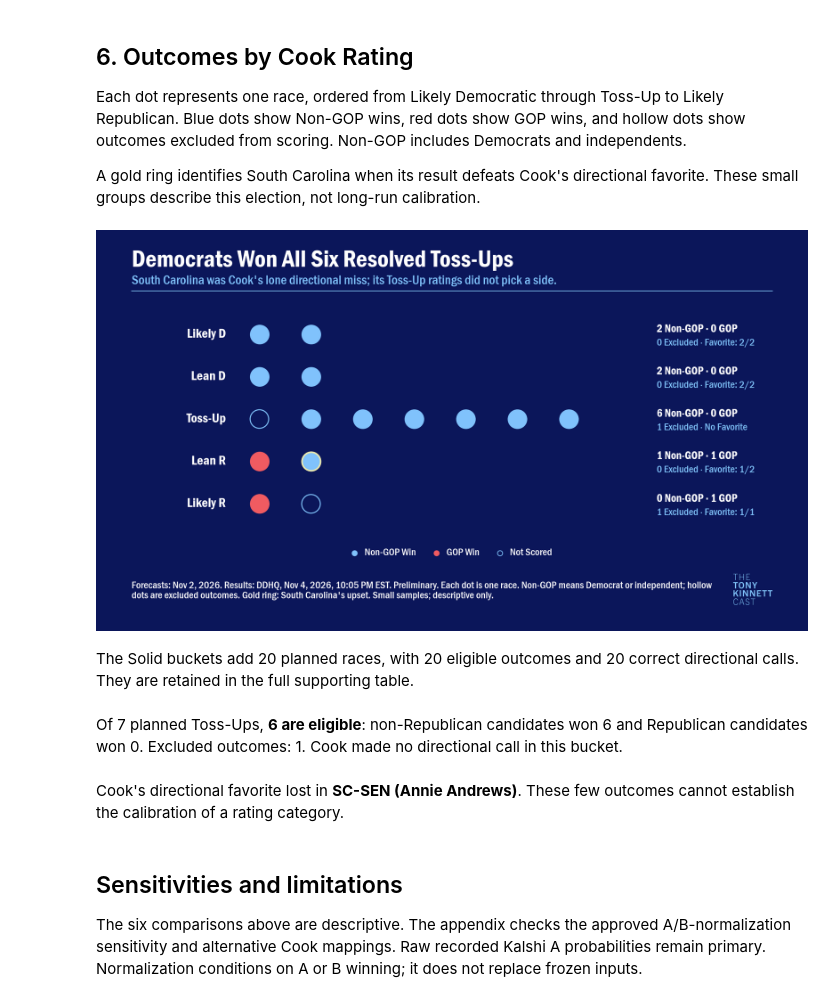
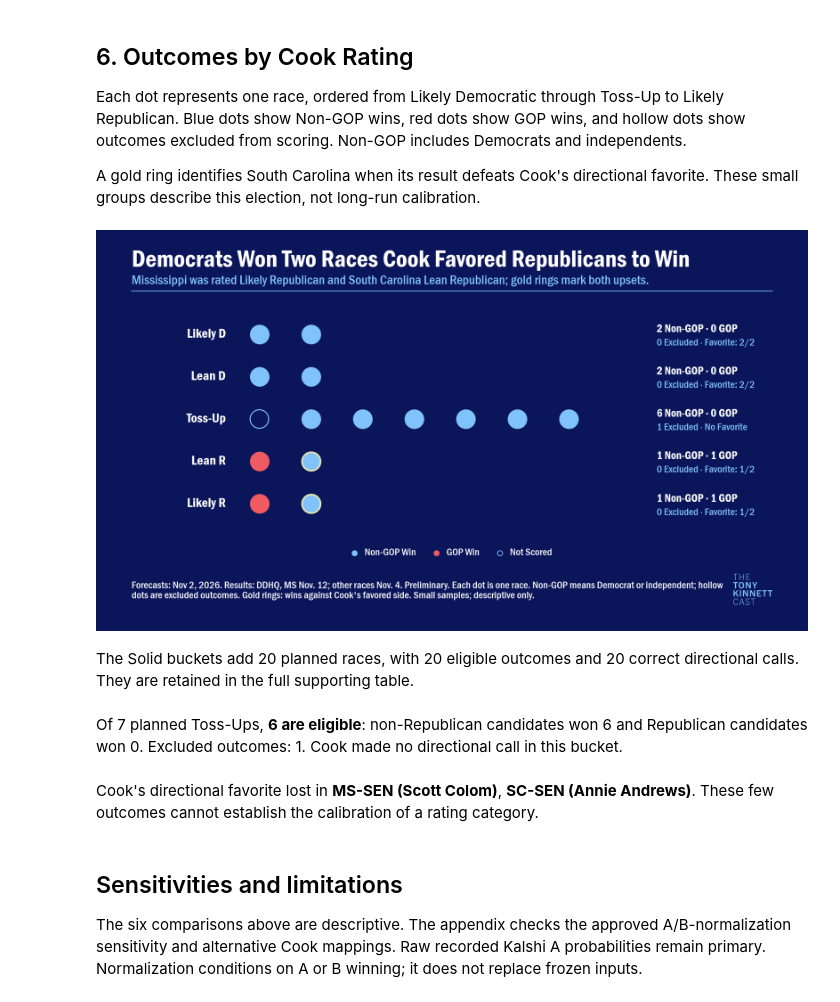
Before and after one commit to Daniel-Elmore/election-2026-markets-vs-forecasts, a Jupyter notebook: notebooks/01_congress_scorecard.ipynb, the cells around one changed output. Saved outputs shown, nothing was run; the diff lists cells and outputs as text; code cells hidden in the pictures.

```diff
--- a/notebooks/01_congress_scorecard.ipynb
+++ b/notebooks/01_congress_scorecard.ipynb
@@ -542,19 +555,15 @@ for reference, label, stem in comparisons:
         title = 'Kalshi Consistently Gave Non-Republican Candidates Higher Odds'
         subtitle = 'Five largest gaps versus the equal-weight Economist–VoteHub average; positive gaps mean higher odds.'
     elif label == 'VoteHub':
-        current_pattern = len(evaluated) == 4 and evaluated.closer.eq('Kalshi').sum() == 3 and (evaluated.loc[
-            evaluated.closer.eq('VoteHub'),
-            'race_id',
-        ].tolist() == ['LA-SEN']) and (frame.loc[~frame.eligible, 'race_id'].tolist() == ['MS-SEN']) and (senate.loc['MS-SEN', 'result_call_status'] in ('pending', 'unverified'))
-        title = 'Kalshi Was Closer in Three Major VoteHub Disagreements' if current_pattern else 'The Largest Kalshi–VoteHub Disagreements'
-        subtitle = 'Among the five widest gaps, Louisiana favored VoteHub and Mississippi was uncalled; the other three outcomes favored Kalshi.' if current_pattern else 'Five largest probability gaps against VoteHub; outcome closeness is assessed only for eligible races.'
+        current_pattern = len(evaluated) == len(frame) == 5 and evaluated.closer.eq('Kalshi').sum() == 4 and (
+            evaluated.loc[evaluated.closer.eq('VoteHub'), 'race_id'].tolist() == ['LA-SEN'])
+        title = 'The Largest Kalshi–VoteHub Disagreements'
+        subtitle = 'Kalshi was closer to the called outcome in four of these five races; Louisiana favored VoteHub.' if current_pattern else 'Five largest probability gaps against VoteHub; outcome closeness is assessed only for eligible races.'
     else:
-        current_pattern = len(evaluated) == 5 and evaluated.closer.eq('Kalshi').sum() == 4 and (evaluated.loc[
-            evaluated.closer.ne('Kalshi'),
-            'race_id',
-        ].tolist() == ['NE-SEN'])
-        title = 'Kalshi Was Closer in Four of Five Major Disagreements' if current_pattern else 'The Largest Kalshi–Economist Disagreements'
-        subtitle = 'Nebraska was the lone exception favoring The Economist among the five races with the widest probability gaps.' if current_pattern else 'Five largest probability gaps; closeness is assessed only for eligible outcomes.'
+        current_pattern = len(evaluated) == len(frame) == 5 and evaluated.closer.eq('Kalshi').sum() == 4 and (
+            evaluated.loc[evaluated.closer.eq('Economist'), 'race_id'].tolist() == ['NE-SEN'])
+        title = 'The Largest Kalshi-Economist Disagreements'
+        subtitle = 'Kalshi was closer to the called outcome in four of these five races; Nebraska favored The Economist.' if current_pattern else 'Five largest probability gaps; closeness is assessed only for eligible outcomes.'
     cv = make_canvas(
         title,
         subtitle=subtitle,
@@ -886,16 +895,12 @@ save_table(competitive, 'cook_competitive_buckets')
 assert buckets.planned.sum() == len(senate)
 assert buckets.eligible.sum() == senate.call_eligible.sum()
 assert (buckets.candidate_a_wins + buckets.candidate_b_wins).equals(buckets.eligible)
-toss = competitive[competitive.rating.eq('Toss-Up')].iloc[0]
-resolved_toss = senate[senate.Cook_Rating.eq('Toss-Up') & senate.call_eligible]
-all_democratic_toss = len(resolved_toss) > 0 and resolved_toss.y.eq(1).all() and resolved_toss.Candidate_A_Party.eq('Democratic').all()
-number_words = {1: 'One', 2: 'Two', 3: 'Three', 4: 'Four', 5: 'Five', 6: 'Six', 7: 'Seven'}
-headline = f'Democrats Won All {number_words.get(
-    len(resolved_toss),
-    str(len(resolved_toss)),
-)} Resolved Toss-Ups' if all_democratic_toss else 'Resolved Outcomes by Cook Rating'
 upsets = senate[senate.call_eligible & senate.p_cook_primary.ne(0.5) & senate.p_cook_primary.gt(0.5).ne(senate.y.eq(1))]
-subtitle = "South Carolina was Cook's lone directional miss; its Toss-Up ratings did not pick a side." if upsets.index.tolist() == ['SC-SEN'] else 'Non-GOP and GOP outcomes are shown separately; Toss-Ups have no favored side.'
+dem_pickups = upsets[upsets.p_cook_primary.lt(0.5) & upsets.Candidate_A_Party.eq('Democratic') & upsets.y.eq(1)]
+current_pattern = len(upsets) == 2 and set(dem_pickups.index) == {'MS-SEN', 'SC-SEN'} and (
+    dem_pickups.loc['MS-SEN', 'Cook_Rating'] == 'Likely R' and dem_pickups.loc['SC-SEN', 'Cook_Rating'] == 'Lean R')
+headline = 'Democrats Won Two Races Cook Favored Republicans to Win' if current_pattern else 'Resolved Outcomes by Cook Rating'
+subtitle = 'Mississippi was rated Likely Republican and South Carolina Lean Republican; gold rings mark both upsets.' if current_pattern else 'Non-GOP and GOP outcomes are shown separately; Toss-Ups have no favored side.'
 race_rows = []
 for rating in rating_order:
     for dot_index, (race_id, row) in enumerate(senate[senate.Cook_Rating.eq(rating)].sort_index().iterrows()):
@@ -911,10 +916,10 @@ for rating in rating_order:
             'eligible': eligible,
             'winner': row.result_winner if eligible else None,
             'favorite_correct': favorite_correct,
-            'highlight_sc': race_id == 'SC-SEN' and favorite_correct is False,
+            'highlight_upset': favorite_correct is False,
         })
 dot_data = pd.DataFrame(race_rows)
-ring_note = " Gold ring: South Carolina's upset." if dot_data.highlight_sc.any() else ''
+ring_note = " Gold rings: wins against Cook's favored side." if dot_data.highlight_upset.any() else ''
 cv = make_canvas(
     headline,
     subtitle=subtitle,
@@ -966,8 +971,8 @@ for i, rating in enumerate(rating_order):
             [i],
             s=1300,
             facecolors='none' if row.outcome == 'Excluded' else color,
-            edgecolors=GOLD if row.highlight_sc else color,
-            linewidths=3 if row.highlight_sc else 2,
+            edgecolors=GOLD if row.highlight_upset else color,
+            linewidths=3 if row.highlight_upset else 2,
             zorder=3,
         )
         np.testing.assert_allclose(artist.get_offsets()[0], [row.dot_index + 0.5, i])
@@ -985,38 +990,38 @@ for i, rating in enumerate(rating_order):
     favorite = 'No Favorite' if rating == 'Toss-Up' else f'Favorite: {int(summary.favored_side_hits)}/{int(summary.directional_calls)}' if pd.notna(summary.favored_side_hits) else 'No Eligible Calls'
     ax.annotate(
         f'{int(summary.excluded)} Excluded · {favorite}',
         (8, i),
         xytext=(20, -17),
         textcoords='offset points',
         ha='left',
         va='center',
         color=BLUE,
         fontproperties=cv.fp('body'),
         fontsize=20.2,
     )
 layout_checks['08-cook-rating-outcomes'] = {
     'rating_order': rating_order,
     'dots': len(dot_data),
-    'sc_gold_ring': bool(dot_data.highlight_sc.any()),
+    'sc_gold_ring': bool(dot_data.highlight_upset.any()),
     'legend_bounds': legend_bounds,
     'legend_row_width_px': legend_width,
     'legend_center_px': (x0 + x1) / 2,
     'legend_y_px': legend_y,
     'top_padding_px': 24,
 }
 export_chart(cv, '08-cook-rating-outcomes', dot_data)
 solid = buckets[buckets.rating.str.startswith('Solid')]
 say(f'The Solid buckets add {int(solid.planned.sum())} planned races, with {int(solid.eligible.sum())} eligible outcomes and {int(solid.favored_side_hits.sum())} correct directional calls. They are retained in the full supporting table.')
 toss = competitive[competitive.rating.eq('Toss-Up')].iloc[0]
 say(f'Of {int(toss.planned)} planned Toss-Ups, **{int(toss.eligible)} are eligible**: non-Republican candidates won {int(toss.candidate_a_wins)} and Republican candidates won {int(toss.candidate_b_wins)}. Excluded outcomes: {int(toss.excluded)}. Cook made no directional call in this bucket.')
 upsets = senate[senate.call_eligible & senate.p_cook_primary.ne(0.5) & senate.p_cook_primary.gt(0.5).ne(senate.y.eq(1))]
 if len(upsets):
     say("Cook's directional favorite lost in " + ', '.join((f'**{rid} ({row.result_winner})**' for rid, row in upsets.iterrows())) + '. These few outcomes cannot establish the calibration of a rating category.')
 # %% [output]
-[figure, old version]
+[figure, new version]
 The Solid buckets add 20 planned races, with 20 eligible outcomes and 20 correct directional calls. They are retained in the full supporting table.
 Of 7 planned Toss-Ups, **6 are eligible**: non-Republican candidates won 6 and Republican candidates won 0. Excluded outcomes: 1. Cook made no directional call in this bucket.
-Cook's directional favorite lost in **SC-SEN (Annie Andrews)**. These few outcomes cannot establish the calibration of a rating category.
+Cook's directional favorite lost in **MS-SEN (Scott Colom)**, **SC-SEN (Annie Andrews)**. These few outcomes cannot establish the calibration of a rating category.
 # %% [markdown]
 ## Sensitivities and limitations
 The six comparisons above are descriptive. The appendix checks the approved A/B-normalization sensitivity and alternative Cook mappings. Raw recorded Kalshi A probabilities remain primary. Normalization conditions on A or B winning; it does not replace frozen inputs.
```
Also changed, not shown: parts of 8 cells of this notebook, 53 other files.
